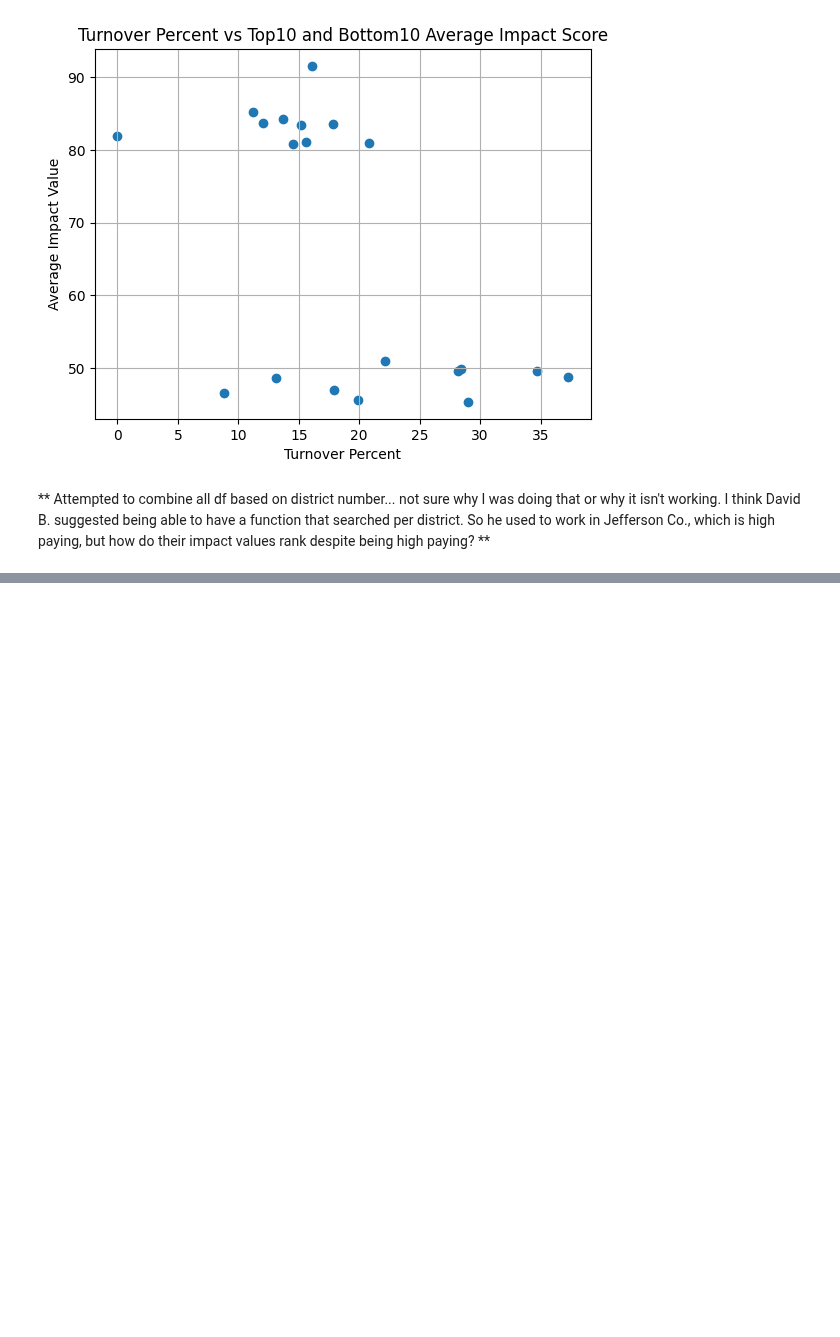
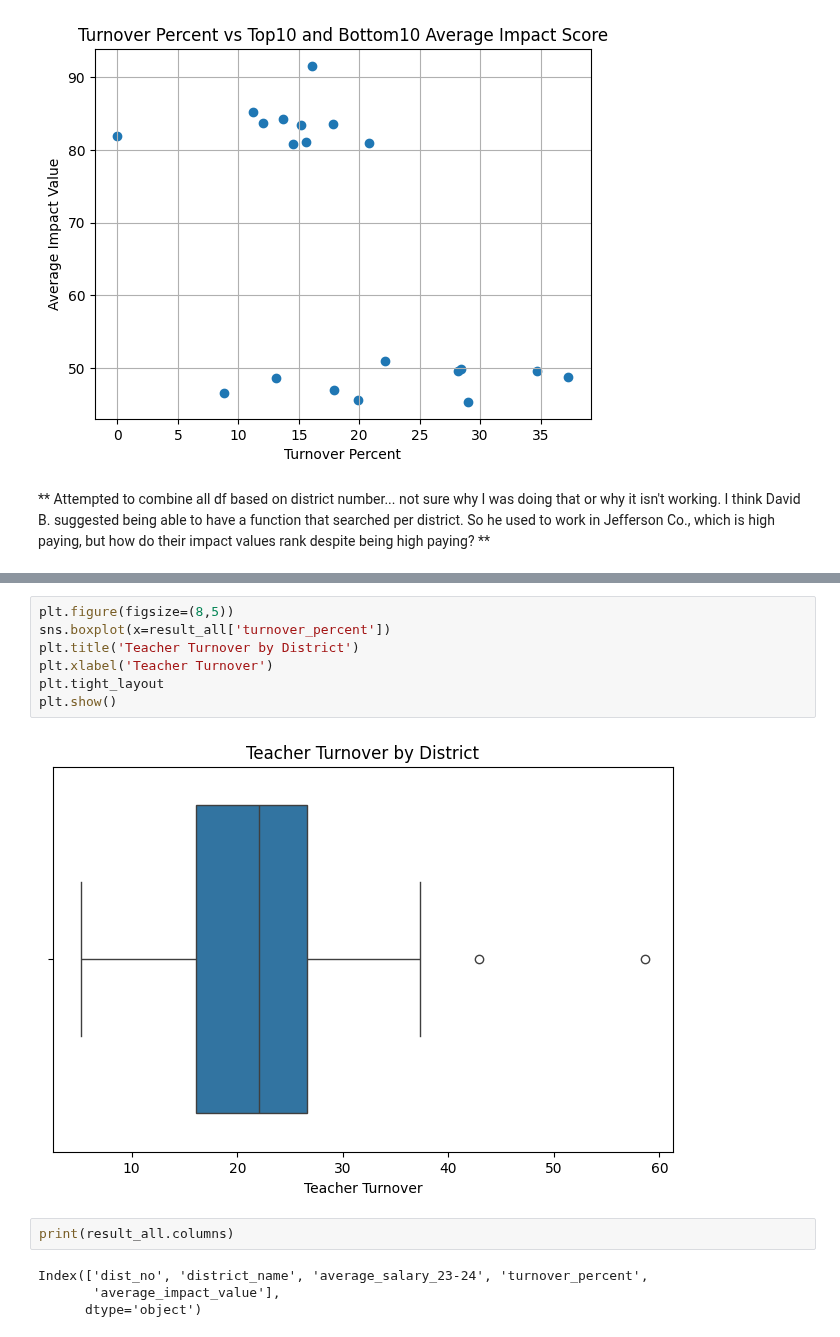
Before and after one commit to LucyHCollins/Teacher_Turnover, a Jupyter notebook: Teacher_Turnover.ipynb, the cells around one changed output, grey strips where cells are left out. Cells and saved outputs as stored; diff of their text form; blank space fills up the shorter version.

```diff
--- a/Teacher_Turnover.ipynb
+++ b/Teacher_Turnover.ipynb
@@ -599,0 +572,15 @@ result_all.head(20)
+# %%
+plt.figure(figsize=(8,5))
+sns.boxplot(x=result_all['turnover_percent'])
+plt.title('Teacher Turnover by District')
+plt.xlabel('Teacher Turnover')
+plt.tight_layout
+plt.show()
+# %% [output]
+[figure, added]
+# %%
+print(result_all.columns)
+# %% [output]
+Index(['dist_no', 'district_name', 'average_salary_23-24', 'turnover_percent',
+       'average_impact_value'],
+      dtype='object')
```
Also changed, not shown: parts of 17 cells of this notebook, 2 other files.
